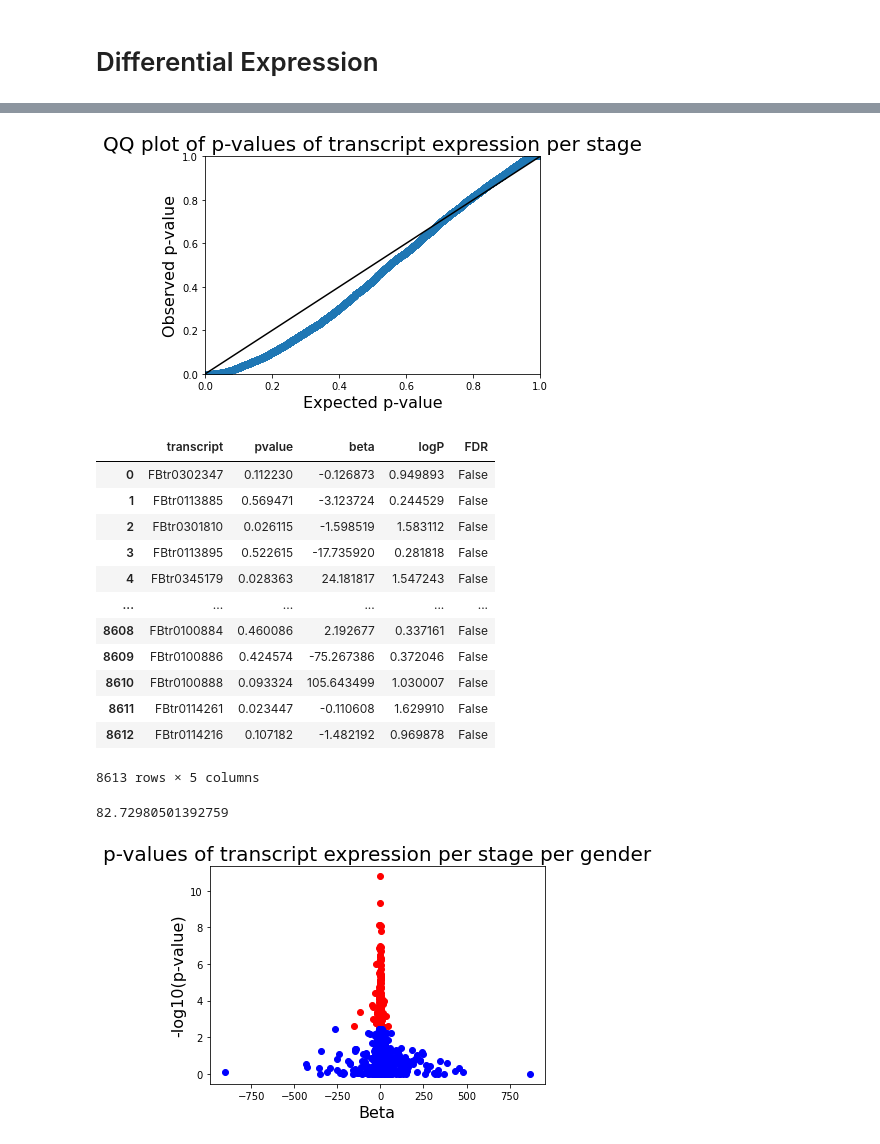
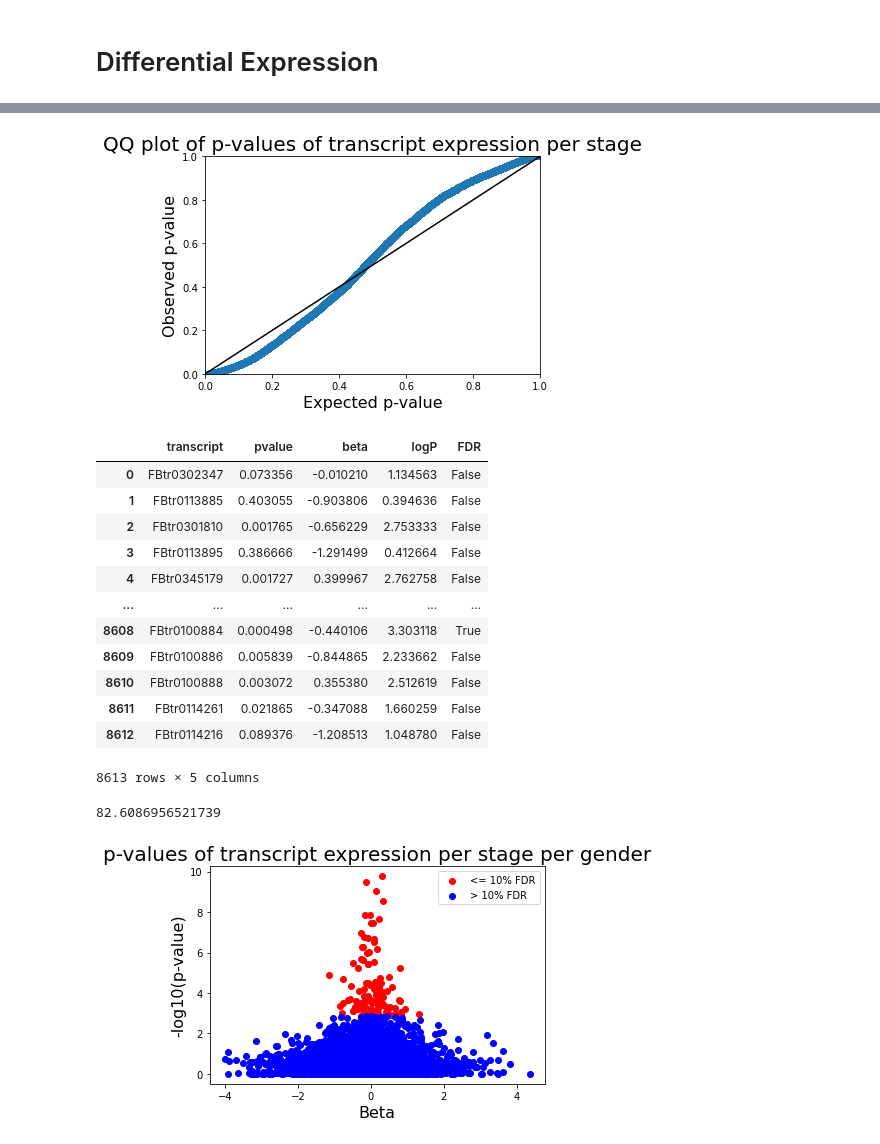
Before and after one commit to rstix287/qbb2020-answers, a Jupyter notebook: week7-assignment/Commands and Plots.ipynb, the cells around one changed output, grey strips where cells are left out. Cells and saved outputs as stored; diff of their text form; code cells hidden in the pictures.

```diff
--- a/week7-assignment/Commands and Plots.ipynb
+++ b/week7-assignment/Commands and Plots.ipynb
@@ -80,7 +80,7 @@ plt.show()
 # Differential Expression
 # %%
 # transform data so can conduct least squares regression
-diff_exp_df = med_vals.drop(['gene_name'], axis=1).T
+diff_exp_df = transform.drop(['gene_name'], axis=1).T
 diff_exp_df.columns = diff_exp_df.iloc[0]
 diff_exp_df = diff_exp_df.drop('t_name', axis=0)
 gender = []
@@ -171,7 +171,7 @@ plt.title("QQ plot of p-values of transcript expression per stage", fontsize=20)
 
 plt.show()
 # %% [output]
-[figure, old version]
+[figure, new version]
 # %%
 # determine genes with diff expression with FDR of 10% written to file
 FDR_pval = np.array(pval_df_sorted['transcript'][multitest.multipletests(pval_df_sorted["pvalue"], method = "fdr_bh", alpha = 0.10)[0]])
@@ -200,17 +200,17 @@ pval_sex_df['FDR'] = multitest.multipletests(pval_sex_df["pvalue"], method = "fd
 pval_sex_df
 # %% [output]
 |  | transcript | pvalue | beta | logP | FDR |
-| 0 | FBtr0302347 | 0.112230 | -0.126873 | 0.949893 | False |
-| 1 | FBtr0113885 | 0.569471 | -3.123724 | 0.244529 | False |
-| 2 | FBtr0301810 | 0.026115 | -1.598519 | 1.583112 | False |
-| 3 | FBtr0113895 | 0.522615 | -17.735920 | 0.281818 | False |
-| 4 | FBtr0345179 | 0.028363 | 24.181817 | 1.547243 | False |
+| 0 | FBtr0302347 | 0.073356 | -0.010210 | 1.134563 | False |
+| 1 | FBtr0113885 | 0.403055 | -0.903806 | 0.394636 | False |
+| 2 | FBtr0301810 | 0.001765 | -0.656229 | 2.753333 | False |
+| 3 | FBtr0113895 | 0.386666 | -1.291499 | 0.412664 | False |
+| 4 | FBtr0345179 | 0.001727 | 0.399967 | 2.762758 | False |
 | ... | ... | ... | ... | ... | ... |
-| 8608 | FBtr0100884 | 0.460086 | 2.192677 | 0.337161 | False |
-| 8609 | FBtr0100886 | 0.424574 | -75.267386 | 0.372046 | False |
-| 8610 | FBtr0100888 | 0.093324 | 105.643499 | 1.030007 | False |
-| 8611 | FBtr0114261 | 0.023447 | -0.110608 | 1.629910 | False |
-| 8612 | FBtr0114216 | 0.107182 | -1.482192 | 0.969878 | False |
+| 8608 | FBtr0100884 | 0.000498 | -0.440106 | 3.303118 | True |
+| 8609 | FBtr0100886 | 0.005839 | -0.844865 | 2.233662 | False |
+| 8610 | FBtr0100888 | 0.003072 | 0.355380 | 2.512619 | False |
+| 8611 | FBtr0114261 | 0.021865 | -0.347088 | 1.660259 | False |
+| 8612 | FBtr0114216 | 0.089376 | -1.208513 | 1.048780 | False |
 8613 rows × 5 columns
 # %%
 # calculate percent overlap
@@ -222,16 +222,16 @@ for trans in range(0, len(FDR_pval_sex)):
 percent_overlap = (count/len(FDR_pval))*100
 percent_overlap
 # %% [output]
-82.72980501392759
+82.6086956521739
 # %%
 # plot volcano
 fig, ax = plt.subplots()
-ax.scatter(pval_sex_df["beta"][pval_sex_df['FDR'] == True], pval_sex_df["logP"][pval_sex_df['FDR'] == True], color = 'Red')
-ax.scatter(pval_sex_df["beta"][pval_sex_df['FDR'] == False], pval_sex_df["logP"][pval_sex_df['FDR'] == False], color = 'Blue')
+ax.scatter(pval_sex_df["beta"][pval_sex_df['FDR'] == True], pval_sex_df["logP"][pval_sex_df['FDR'] == True], color = 'Red', label = "<= 10% FDR")
+ax.scatter(pval_sex_df["beta"][pval_sex_df['FDR'] == False], pval_sex_df["logP"][pval_sex_df['FDR'] == False], color = 'Blue', label = "> 10% FDR")
 plt.xlabel("Beta", fontsize = 16)
 plt.ylabel("-log10(p-value)", fontsize = 16)
 plt.title("p-values of transcript expression per stage per gender", fontsize=20)
-
+plt.legend()
 plt.show()
 # %% [output]
-[figure, old version]
+[figure, new version]
```
Also changed, not shown: parts of 2 cells of this notebook, 2 other files.
